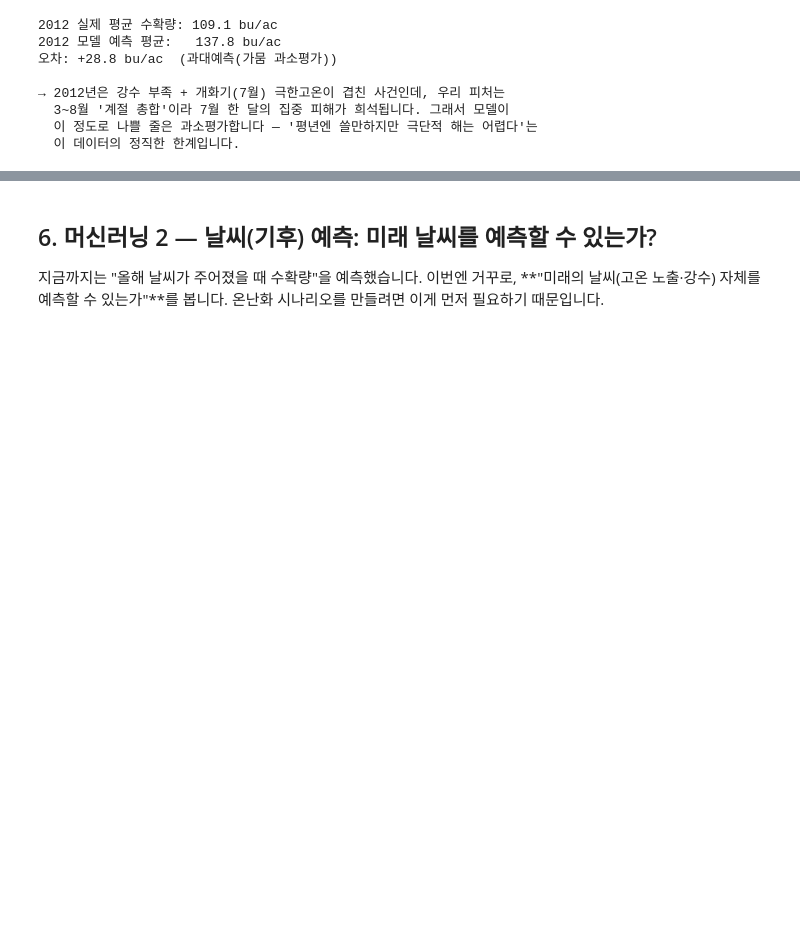
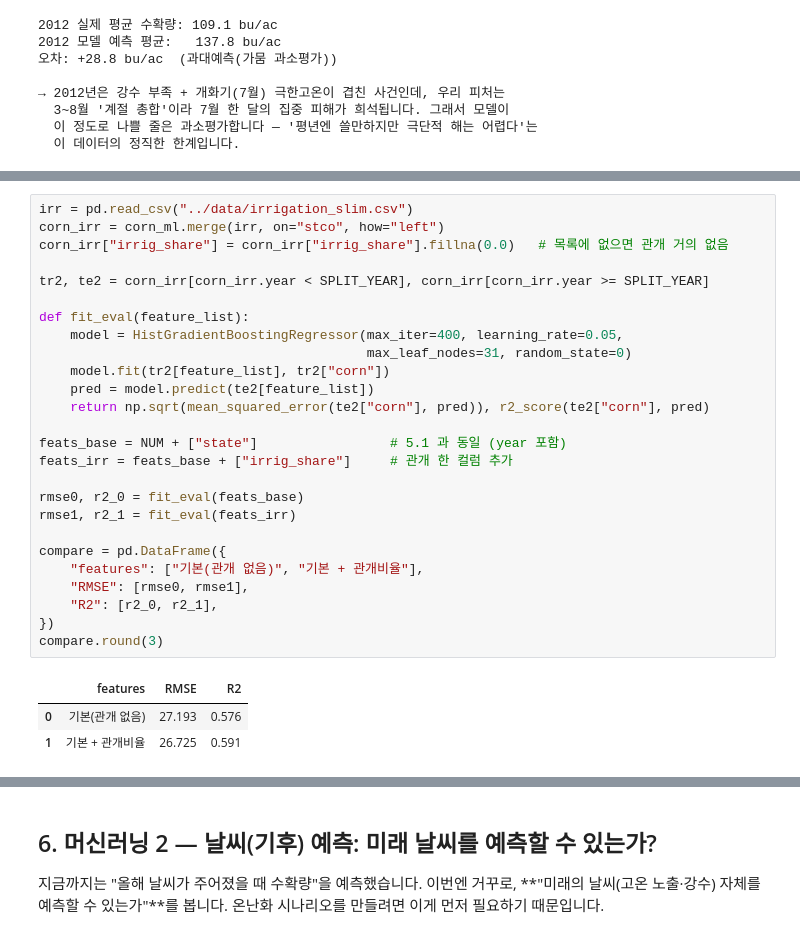
Before and after one commit to ennes24/2026, a Jupyter notebook: acdc/notebooks/corn_yield_weather_prediction.ipynb, the cells around one changed output, grey strips where cells are left out. Saved outputs shown, nothing was run; the diff lists cells and outputs as text; blank space fills up the shorter version.

```diff
--- a/acdc/notebooks/corn_yield_weather_prediction.ipynb
+++ b/acdc/notebooks/corn_yield_weather_prediction.ipynb
@@ -507,0 +516,30 @@ print("  이 데이터의 정직한 한계입니다.")
+# %%
+irr = pd.read_csv("../data/irrigation_slim.csv")
+corn_irr = corn_ml.merge(irr, on="stco", how="left")
+corn_irr["irrig_share"] = corn_irr["irrig_share"].fillna(0.0)   # 목록에 없으면 관개 거의 없음
+
+tr2, te2 = corn_irr[corn_irr.year < SPLIT_YEAR], corn_irr[corn_irr.year >= SPLIT_YEAR]
+
+def fit_eval(feature_list):
+    model = HistGradientBoostingRegressor(max_iter=400, learning_rate=0.05,
+                                          max_leaf_nodes=31, random_state=0)
+    model.fit(tr2[feature_list], tr2["corn"])
+    pred = model.predict(te2[feature_list])
+    return np.sqrt(mean_squared_error(te2["corn"], pred)), r2_score(te2["corn"], pred)
+
+feats_base = NUM + ["state"]                 # 5.1 과 동일 (year 포함)
+feats_irr = feats_base + ["irrig_share"]     # 관개 한 컬럼 추가
+
+rmse0, r2_0 = fit_eval(feats_base)
+rmse1, r2_1 = fit_eval(feats_irr)
+
+compare = pd.DataFrame({
+    "features": ["기본(관개 없음)", "기본 + 관개비율"],
+    "RMSE": [rmse0, rmse1],
+    "R2": [r2_0, r2_1],
+})
+compare.round(3)
+# %% [output]
+|  | features | RMSE | R2 |
+| 0 | 기본(관개 없음) | 27.193 | 0.576 |
+| 1 | 기본 + 관개비율 | 26.725 | 0.591 |
```
Also changed, not shown: parts of 2 cells of this notebook, 1 other file.
